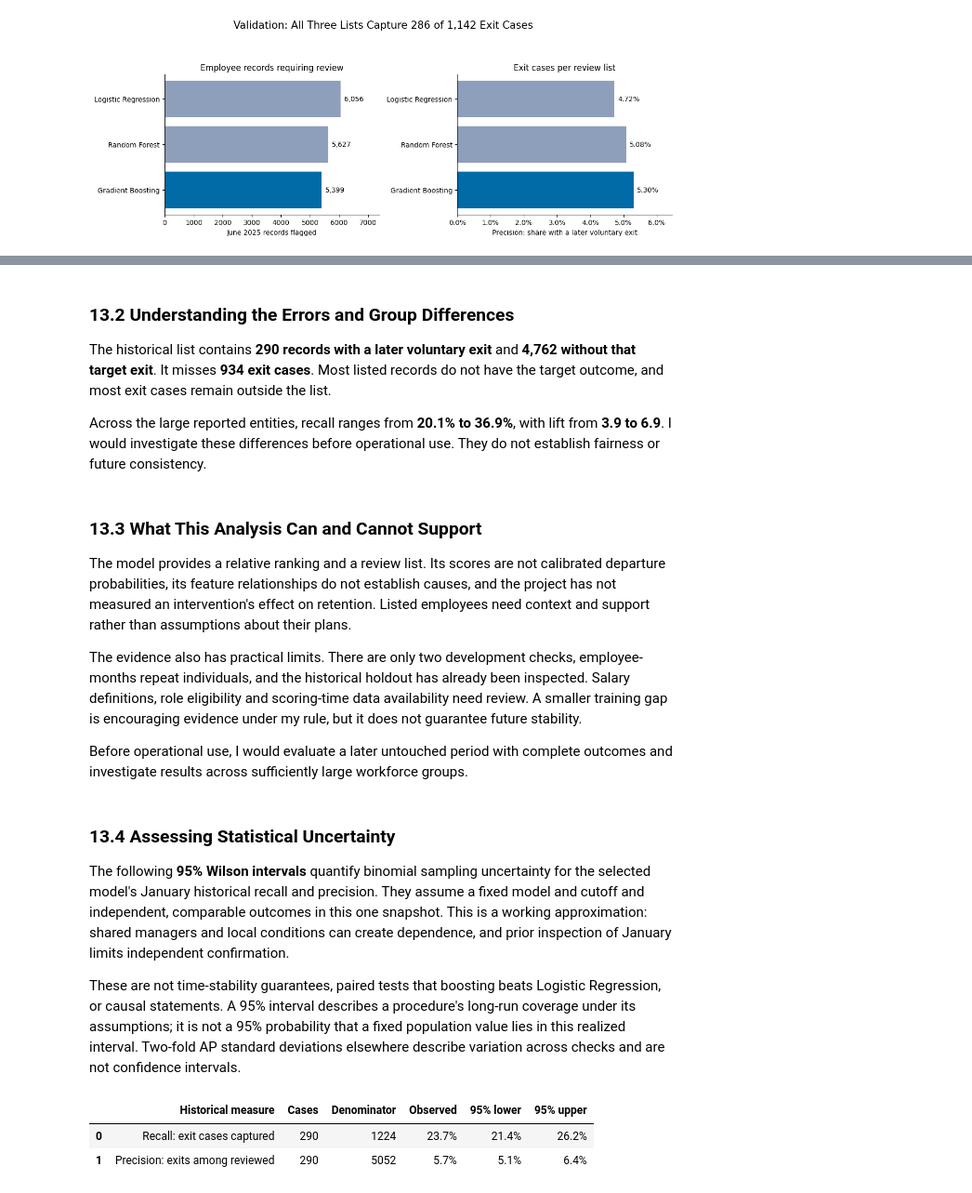
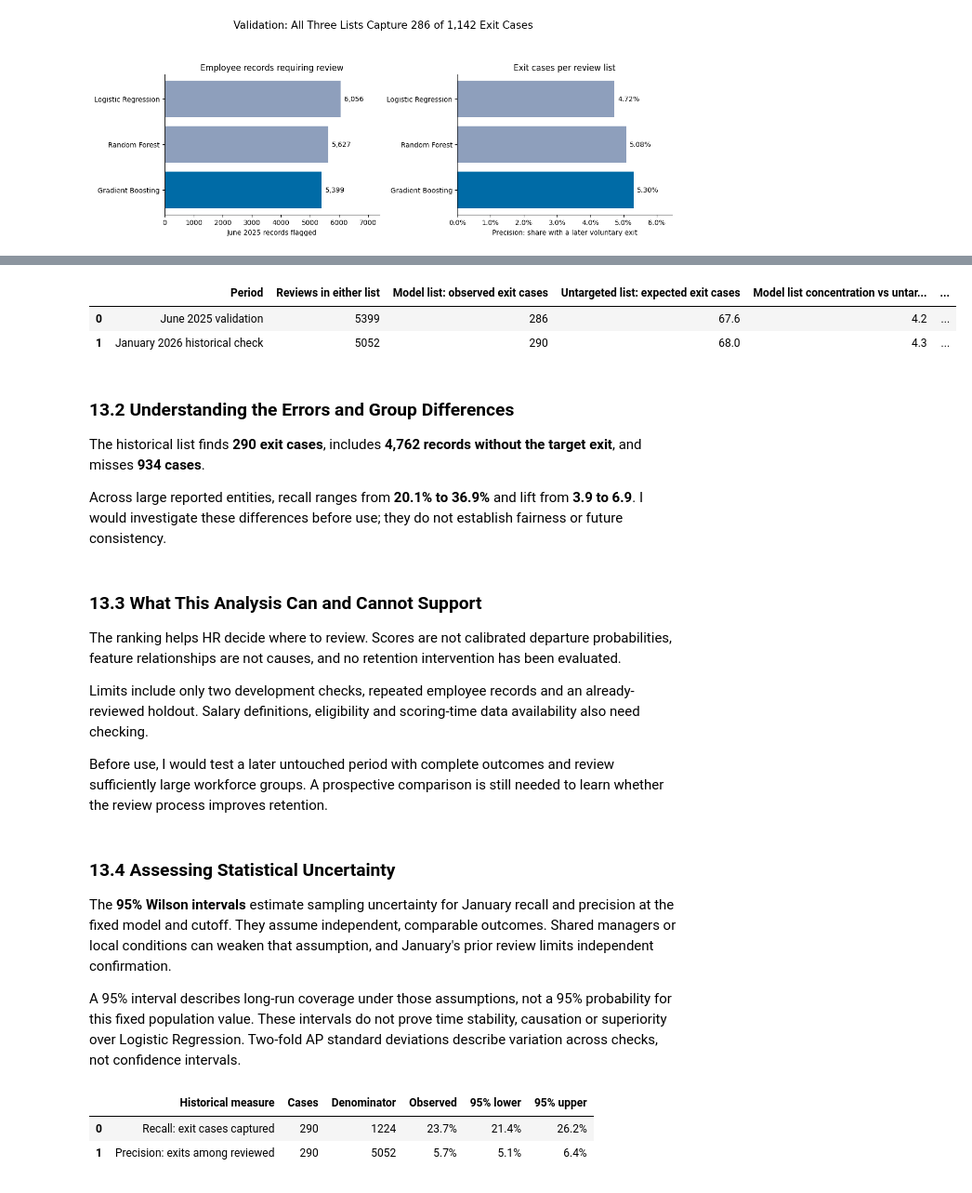
Before and after one commit to leosj168/workforce-attrition-capstone, a Jupyter notebook: Final Report/attrition_model_train_reg.ipynb, the cells around one changed output, grey strips where cells are left out. Shown at 93% size. Saved outputs shown, nothing was run; the diff lists cells and outputs as text; code cells hidden in the pictures.

Commit message:
Update notebook and README narrative to match refreshed model results

```diff
--- a/Final Report/attrition_model_train_reg.ipynb
+++ b/Final Report/attrition_model_train_reg.ipynb
@@ -2594,21 +2594,45 @@ plt.show()
+# %%
+# Compare equally sized model and untargeted lists.
+research_question_rows = []
+for period_label, comparison in [
+    ("June 2025 validation", validation_comparison_df),
+    ("January 2026 historical check", test_comparison_df),
+]:
+    result = comparison.loc[comparison["model"].eq(selected_model_name)].iloc[0]
+    reviews = int(result["tp"] + result["fp"])
+    expected_untargeted_cases = reviews * float(result["base_rate"])
+    research_question_rows.append({
+        "Period": period_label,
+        "Reviews in either list": reviews,
+        "Model list: observed exit cases": int(result["tp"]),
+        "Untargeted list: expected exit cases": expected_untargeted_cases,
+        "Model list concentration vs untargeted": float(result["precision"] / result["base_rate"]),
+        "Exit cases outside model list": int(result["fn"]),
+    })
+research_question_summary = pd.DataFrame(research_question_rows)
+display(research_question_summary.round(1))
+# %% [output]
+|  | Period | Reviews in either list | Model list: observed exit cases | Untargeted list: expected exit cases | Model list concentration vs untar... | ... |
+| 0 | June 2025 validation | 5399 | 286 | 67.6 | 4.2 | ... |
+| 1 | January 2026 historical check | 5052 | 290 | 68.0 | 4.3 | ... |
 # %% [markdown]
 ### 13.2 Understanding the Errors and Group Differences
 
-The historical list contains **290 records with a later voluntary exit** and **4,762 without that target exit**. It misses **934 exit cases**. Most listed records do not have the target outcome, and most exit cases remain outside the list.
+The historical list finds **290 exit cases**, includes **4,762 records without the target exit**, and misses **934 cases**.
 
-Across the large reported entities, recall ranges from **20.1% to 36.9%**, with lift from **3.9 to 6.9**. I would investigate these differences before operational use. They do not establish fairness or future consistency.
+Across large reported entities, recall ranges from **20.1% to 36.9%** and lift from **3.9 to 6.9**. I would investigate these differences before use; they do not establish fairness or future consistency.
 # %% [markdown]
 ### 13.3 What This Analysis Can and Cannot Support
 
-The model provides a relative ranking and a review list. Its scores are not calibrated departure probabilities, its feature relationships do not establish causes, and the project has not measured an intervention's effect on retention. Listed employees need context and support rather than assumptions about their plans.
+The ranking helps HR decide where to review. Scores are not calibrated departure probabilities, feature relationships are not causes, and no retention intervention has been evaluated.
 
-The evidence also has practical limits. There are only two development checks, employee-months repeat individuals, and the historical holdout has already been inspected. Salary definitions, role eligibility and scoring-time data availability need review. A smaller training gap is encouraging evidence under my rule, but it does not guarantee future stability.
+Limits include only two development checks, repeated employee records and an already-reviewed holdout. Salary definitions, eligibility and scoring-time data availability also need checking.
 
-Before operational use, I would evaluate a later untouched period with complete outcomes and investigate results across sufficiently large workforce groups.
+Before use, I would test a later untouched period with complete outcomes and review sufficiently large workforce groups. A prospective comparison is still needed to learn whether the review process improves retention.
 # %% [markdown]
 ### 13.4 Assessing Statistical Uncertainty
 
-The following **95% Wilson intervals** quantify binomial sampling uncertainty for the selected model's January historical recall and precision. They assume a fixed model and cutoff and independent, comparable outcomes in this one snapshot. This is a working approximation: shared managers and local conditions can create dependence, and prior inspection of January limits independent confirmation.
+The **95% Wilson intervals** estimate sampling uncertainty for January recall and precision at the fixed model and cutoff. They assume independent, comparable outcomes. Shared managers or local conditions can weaken that assumption, and January's prior review limits independent confirmation.
 
-These are not time-stability guarantees, paired tests that boosting beats Logistic Regression, or causal statements. A 95% interval describes a procedure's long-run coverage under its assumptions; it is not a 95% probability that a fixed population value lies in this realized interval. Two-fold AP standard deviations elsewhere describe variation across checks and are not confidence intervals.
+A 95% interval describes long-run coverage under those assumptions, not a 95% probability for this fixed population value. These intervals do not prove time stability, causation or superiority over Logistic Regression. Two-fold AP standard deviations describe variation across checks, not confidence intervals.
 # %%
```
Also changed, not shown: parts of 80 cells of this notebook, 1 other file.
